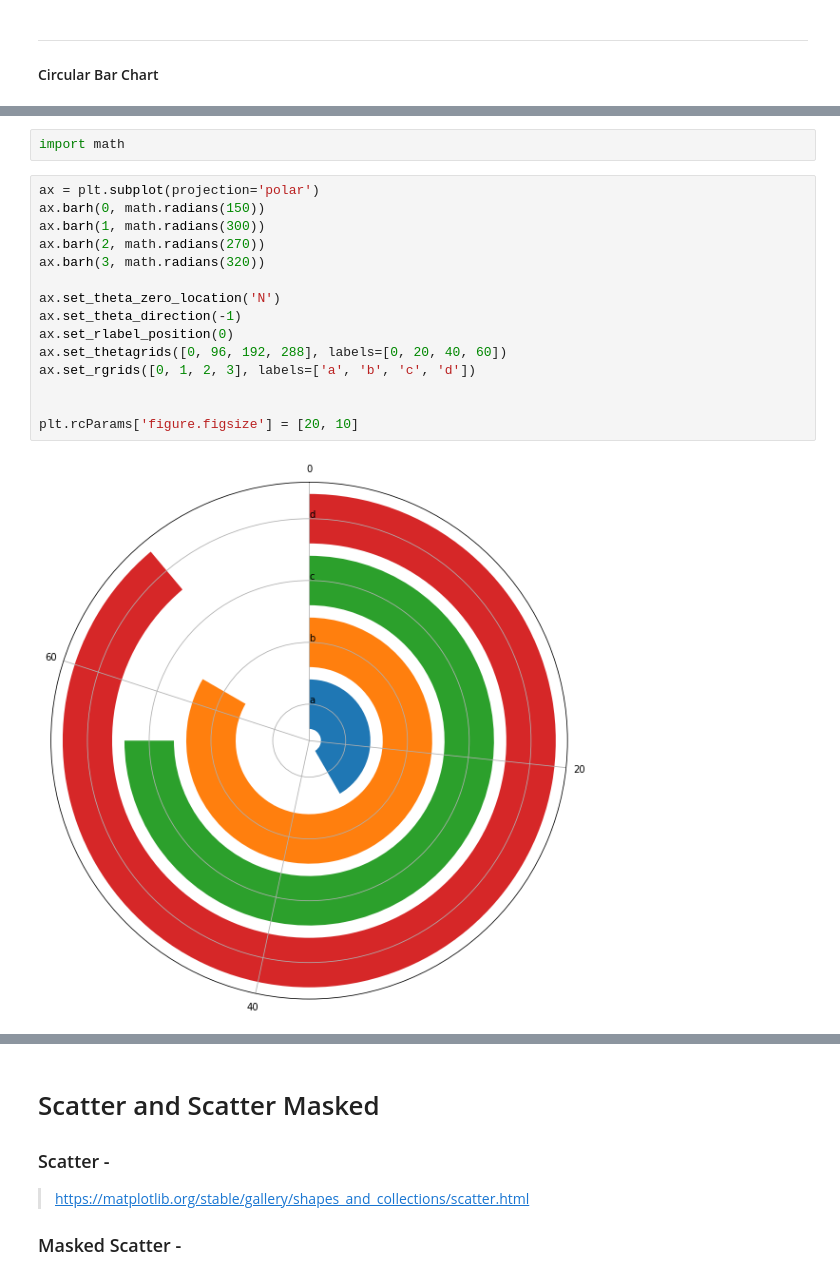
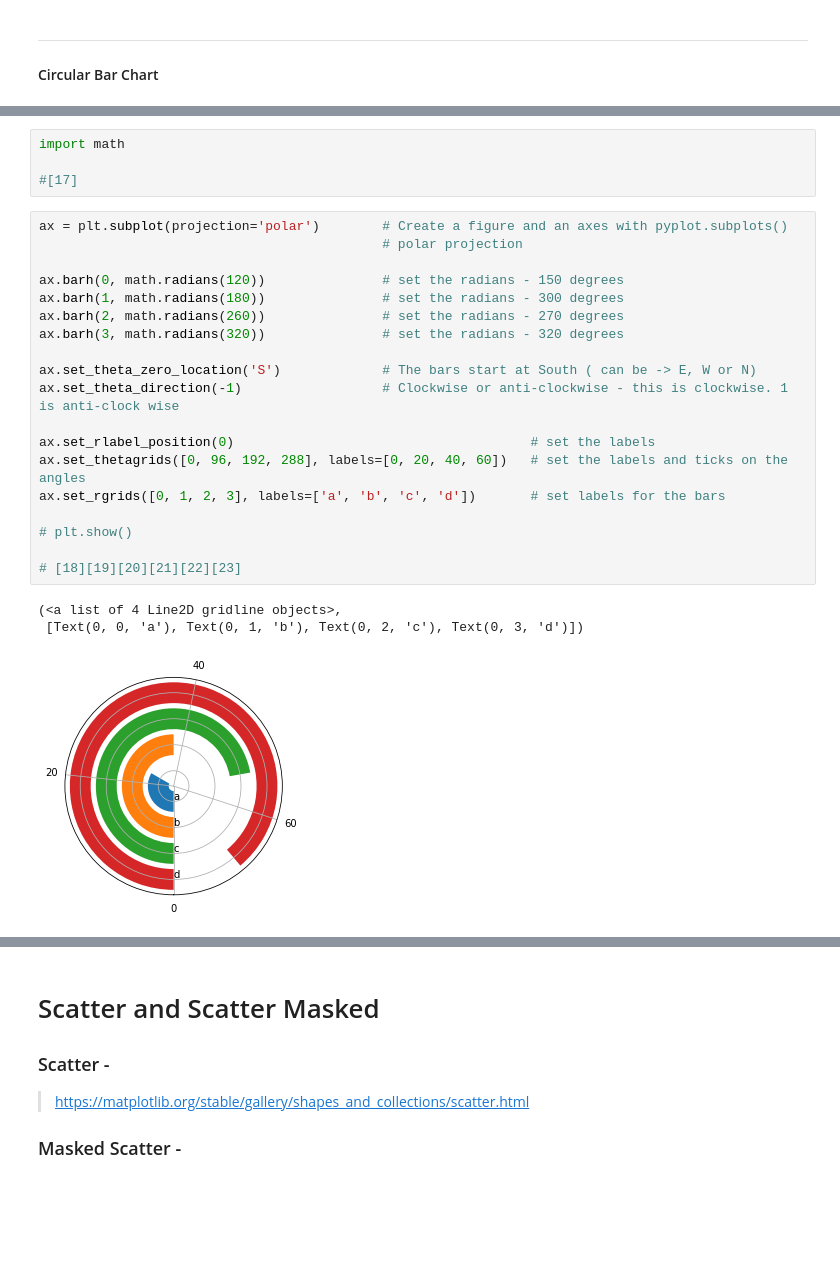
Before and after one commit to VCurry20/FDAProject2021, a Jupyter notebook: pyplot.ipynb, the cells around one changed output, grey strips where cells are left out. Cells and saved outputs as stored; diff of their text form; blank space fills up the shorter version.

Commit message:
bar plots  -3

```diff
--- a/pyplot.ipynb
+++ b/pyplot.ipynb
@@ -265,19 +267,27 @@ plt.show()
 # %%
 import math
+
+#[17]
 # %%
-ax = plt.subplot(projection='polar')
-ax.barh(0, math.radians(150))
-ax.barh(1, math.radians(300))
-ax.barh(2, math.radians(270))
-ax.barh(3, math.radians(320))
+ax = plt.subplot(projection='polar')        # Create a figure and an axes with pyplot.subplots()
+                                            # polar projection
 
-ax.set_theta_zero_location('N')
-ax.set_theta_direction(-1)
-ax.set_rlabel_position(0)
-ax.set_thetagrids([0, 96, 192, 288], labels=[0, 20, 40, 60])
-ax.set_rgrids([0, 1, 2, 3], labels=['a', 'b', 'c', 'd'])
+ax.barh(0, math.radians(120))               # set the radians - 150 degrees
+ax.barh(1, math.radians(180))               # set the radians - 300 degrees
+ax.barh(2, math.radians(260))               # set the radians - 270 degrees
+ax.barh(3, math.radians(320))               # set the radians - 320 degrees
 
+ax.set_theta_zero_location('S')             # The bars start at South ( can be -> E, W or N)
+ax.set_theta_direction(-1)                  # Clockwise or anti-clockwise - this is clockwise. 1 is anti-clock wise
 
-plt.rcParams['figure.figsize'] = [20, 10]
+ax.set_rlabel_position(0)                                      # set the labels
+ax.set_thetagrids([0, 96, 192, 288], labels=[0, 20, 40, 60])   # set the labels and ticks on the angles
+ax.set_rgrids([0, 1, 2, 3], labels=['a', 'b', 'c', 'd'])       # set labels for the bars
+
+# plt.show()
+
+# [18][19][20][21][22][23]
 # %% [output]
+(<a list of 4 Line2D gridline objects>,
+ [Text(0, 0, 'a'), Text(0, 1, 'b'), Text(0, 2, 'c'), Text(0, 3, 'd')])
-[figure, old version]
+[figure, new version]
```
Also changed, not shown: parts of 9 cells of this notebook, 2 other files.
